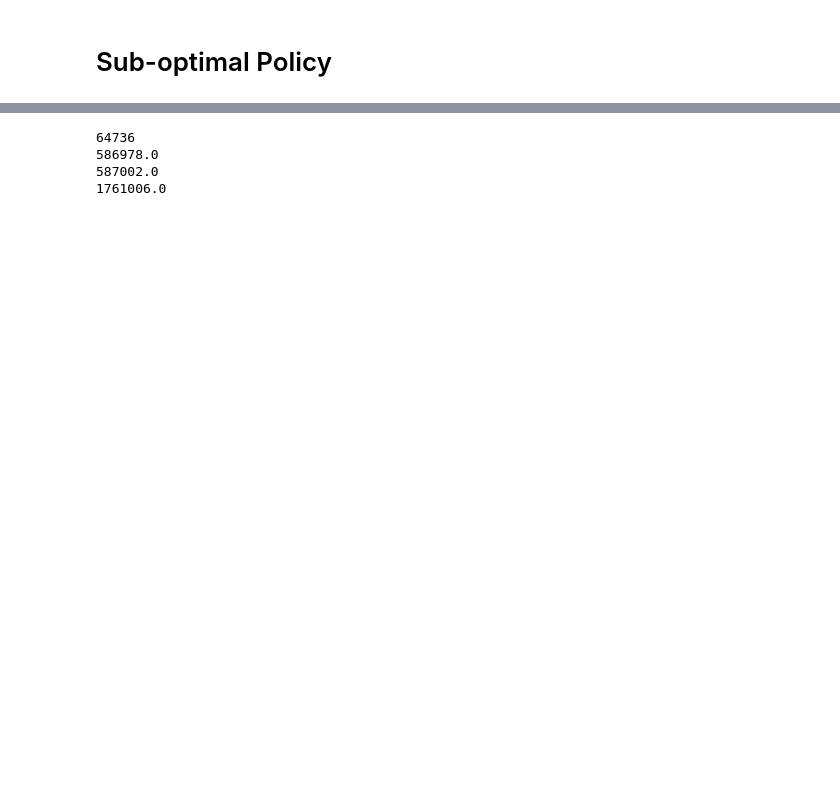
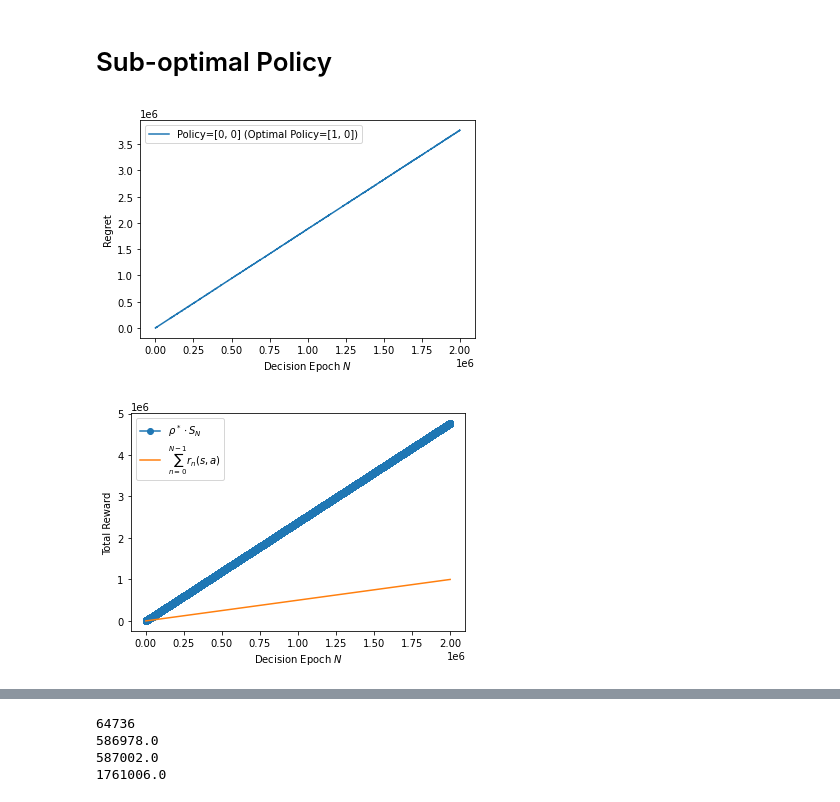
Before and after one commit to JialeZhaCUHK/CT_UCRL, a Jupyter notebook: test.ipynb, the cells around one changed output, grey strips where cells are left out. Saved outputs shown, nothing was run; the diff lists cells and outputs as text; code cells hidden in the pictures; blank space fills up the shorter version.

```diff
--- a/test.ipynb
+++ b/test.ipynb
@@ -130,10 +143,13 @@ opt_tr[sim][-4]
 # %% [markdown]
 # Sub-optimal Policy
 # %%
+num_dec_epoch = 2000000
 ct_mdp = mdp.CTMDP(n_states, n_actions, p, r, holding_lambda)
 st = ct_mdp.reset(0)
 sub_policy = np.array([0, 0])
 sub_tr = []
+sub_regret = []
+sum_reward = 0
 for n in range(num_dec_epoch):
     next_st, reward, holding_time = ct_mdp.step(ac)
     # print('step', t, st, ac, next_st, reward)
@@ -142,6 +158,26 @@ for n in range(num_dec_epoch):
     st = next_st
     ac = sub_policy[st]
     sub_tr.append((n, ct_mdp.timer, st, ac, next_st, reward))
+    sum_reward += reward
+    sub_regret.append((rho_star * ct_mdp.timer - sum_reward,
+                       rho_star * ct_mdp.timer, sum_reward))
+# %%
+np_sub_regret = np.array(sub_regret)
+plt.plot(np_sub_regret[:, 0], label='Policy=[0, 0] (Optimal Policy=[1, 0])')
+plt.legend()
+plt.xlabel(r'Decision Epoch $N$')
+plt.ylabel('Regret')
+plt.show()
+
+plt.plot(np_sub_regret[:, 1], label = r'$\rho^* \cdot S_N$', marker='o')
+plt.plot(np_sub_regret[:, 2], label = r'$\sum_{n=0}^{N - 1} r_n(s,a)$')
+plt.xlabel(r'Decision Epoch $N$')
+plt.ylabel('Total Reward')
+plt.legend()
+plt.show()
+# %% [output]
+[figure, added]
+[figure, added]
 # %%
 np_sub_tr = np.array(sub_tr)
 sub_rho = np_sub_tr[:, -1].sum() / ct_mdp.timer
```
Also changed, not shown: parts of 11 cells of this notebook, 1 other file.
